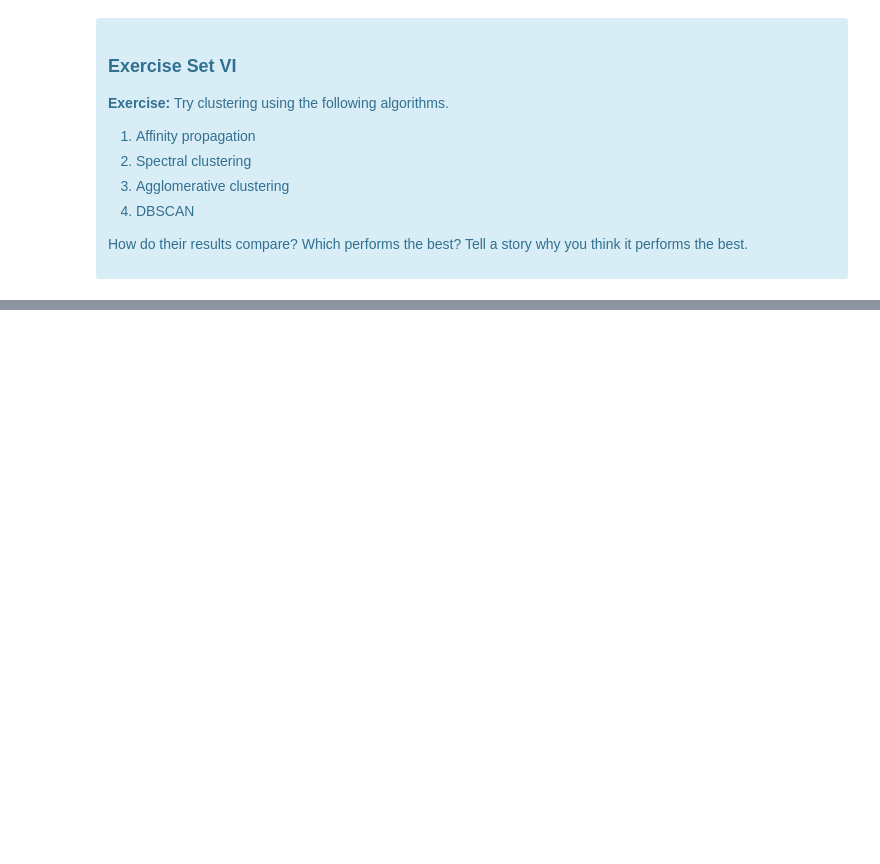
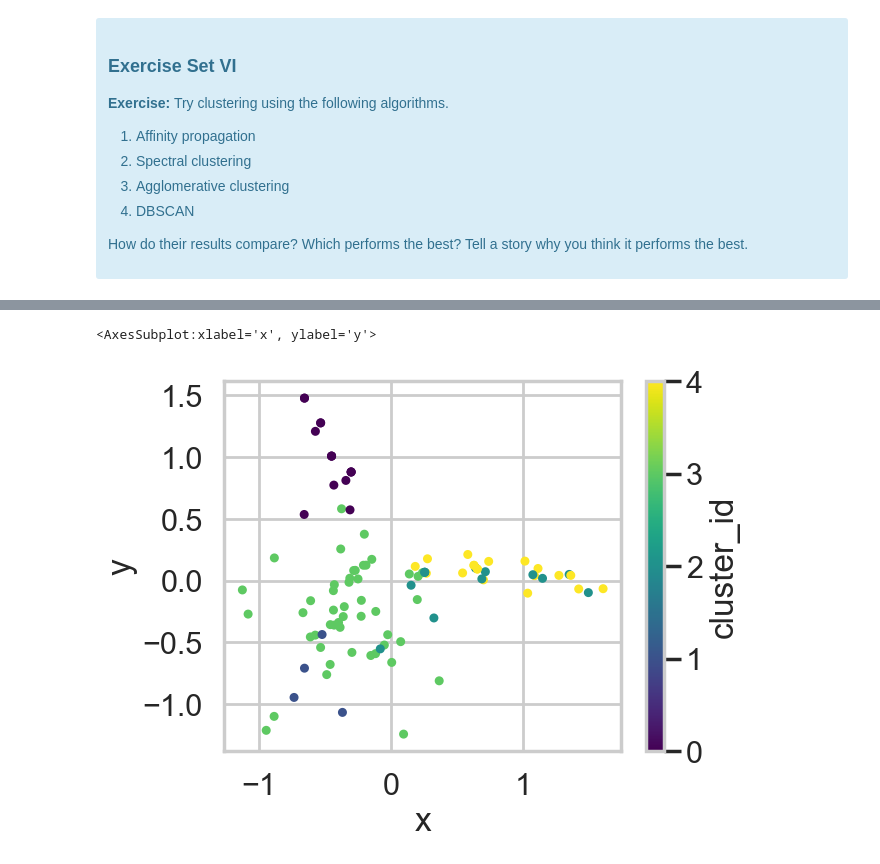
Before and after one commit to kwcode2016/mec-16.2.6-clustering-mini-project, a Jupyter notebook: Mini_Project_Clustering.ipynb, the cells around one changed output, grey strips where cells are left out. Saved outputs shown, nothing was run; the diff lists cells and outputs as text; code cells hidden in the pictures; blank space fills up the shorter version.

Commit message:
updating clustering notebook

```diff
--- a/Mini_Project_Clustering.ipynb
+++ b/Mini_Project_Clustering.ipynb
@@ -582,0 +594,10 @@ NameError: name 'calc_ssr' is not defined
+# %%
+cluster = SpectralClustering(n_clusters=5).fit(x_cols)
+labels = cluster.labels_
+df_cluster = pd.DataFrame(data=np.array([df.index, labels, x, y]).T, columns=['customer_name', 'cluster_id', 'x', 'y'])
+df_cluster['x'] = df_cluster['x'].astype(float)
+df_cluster['y'] = df_cluster['y'].astype(float)
+df_cluster.plot.scatter(x='x', y='y', c='cluster_id', colormap='viridis')
+# %% [output]
+<AxesSubplot:xlabel='x', ylabel='y'>
+[figure, added]
```
Also changed, not shown: parts of 4 cells of this notebook.
